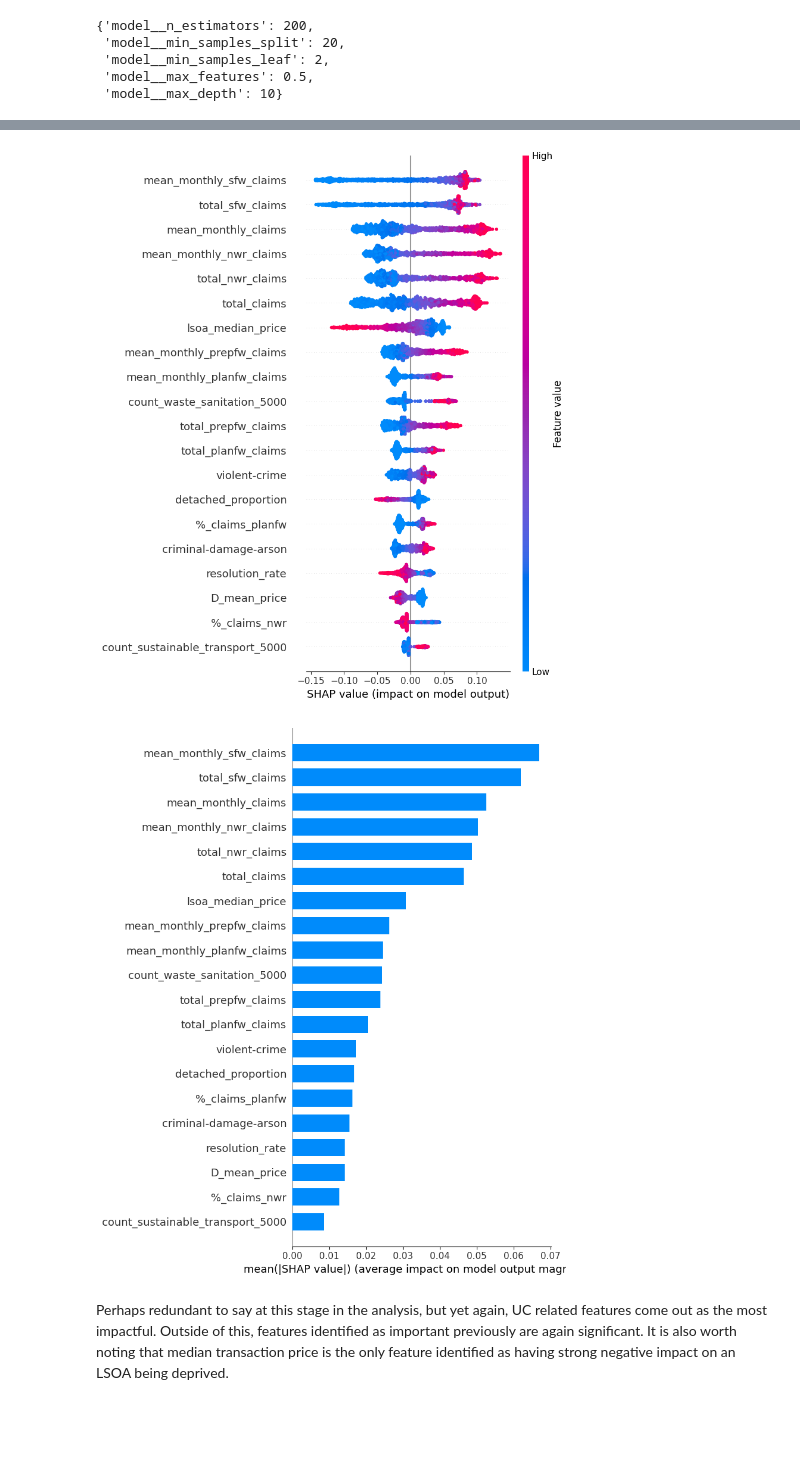
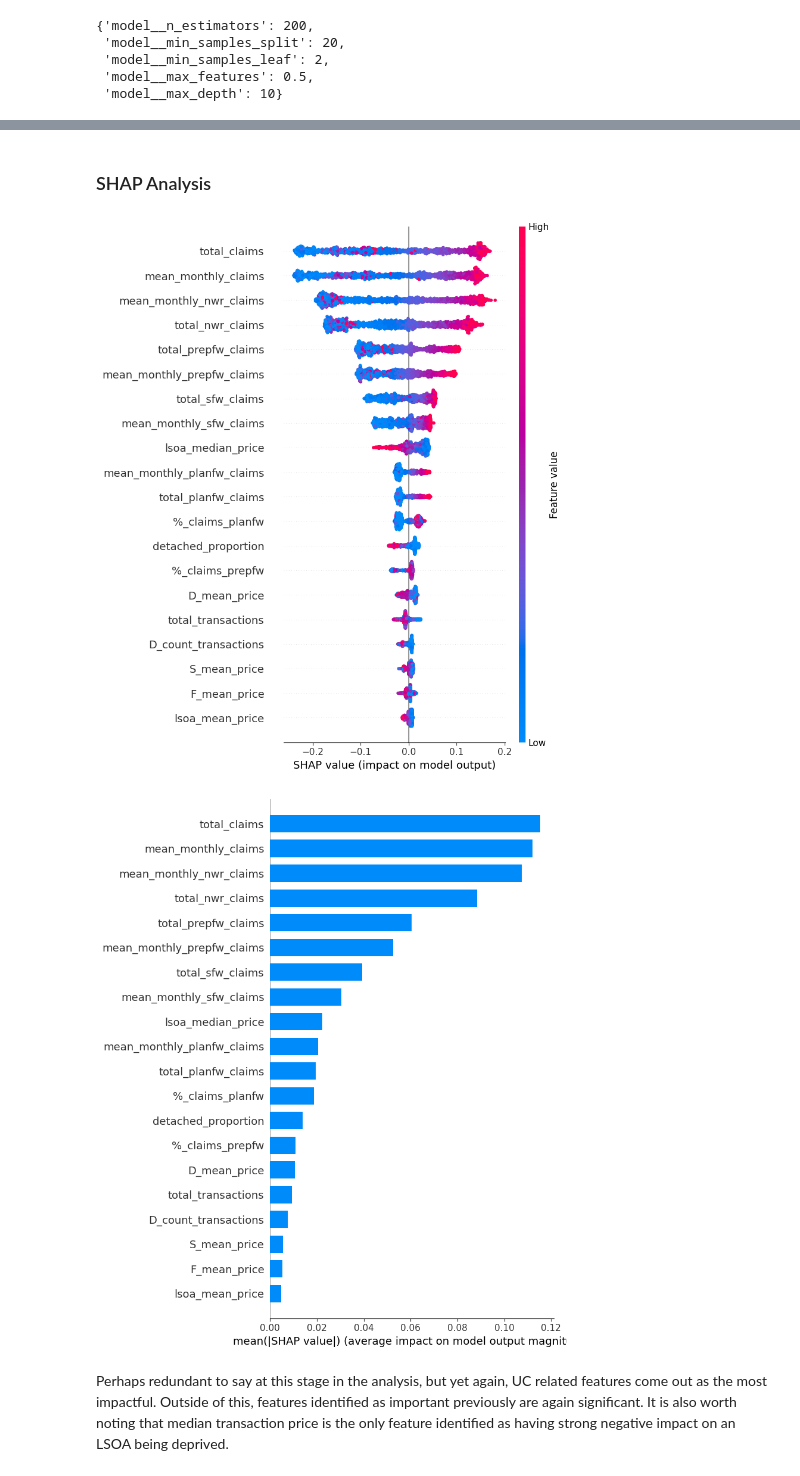
Before and after one commit to DanielSeanBrown/deprivation-experiments, a Jupyter notebook: tree-based-modelling/tree_based_models.ipynb, the cells around one changed output, grey strips where cells are left out. Drawn from its saved outputs; the diff is of its cells as text; code cells hidden in the pictures; blank space fills up the shorter version.

```diff
--- a/tree-based-modelling/tree_based_models.ipynb
+++ b/tree-based-modelling/tree_based_models.ipynb
@@ -593,10 +589,12 @@ for _, row in top_models.iterrows():
     n_components = row['reduction_param']
     best_params = row['best_params']
 
-    if reduction_name == 'pca':
-        reducer = PCA(n_components=n_components, random_state=RANDOM_STATE)
-    elif reduction_name == 'fa':
-        reducer = FactorAnalysis(n_components=n_components)
+    if reduction_name != 'none':
+        n_components = int(n_components)
+        if reduction_name == 'pca':
+            reducer = PCA(n_components=n_components, random_state=RANDOM_STATE)
+        elif reduction_name == 'fa':
+            reducer = FactorAnalysis(n_components=n_components)
     else:
         reducer = 'passthrough'
 
@@ -774,7 +771,7 @@ etr_grid = {
     )
 }
 # %%
-# Spearman scorer (must return scalar only)
+# scoring function for cv
 def spearman_scorer(y_true, y_pred):
     return spearmanr(y_true, y_pred)[0]
 
@@ -783,7 +780,6 @@ etr_results = []
 for model_name, (model, param_dist) in etr_grid.items():
 
     pipe = Pipeline([
-        ('scaler', StandardScaler()),
         ('model', model)
     ])
 
@@ -813,7 +809,6 @@ for model_name, (model, param_dist) in etr_grid.items():
         mean_cv_spearman = cv.loc[i, 'mean_test_spearman']
         std_cv_spearman = cv.loc[i, 'std_test_spearman']
 
-        # fit this config on full training data
         pipe.set_params(**params)
         pipe.fit(X_2019, y_log_2019)
 
@@ -908,10 +992,12 @@ Before concluding however, feature importance is re-checked using SHAP analysis.
+# %% [markdown]
+### SHAP Analysis
 # %%
 pipe = Pipeline([
     ('model', ExtraTreesRegressor(random_state=RANDOM_STATE, n_jobs=-1))
 ])
 
 pipe.set_params(**best_etr_params)
-pipe.fit(X_2019, y_log_2019)
+pipe.fit(X_2025, y_log_2025)
 
 explainer = shap.TreeExplainer(pipe.named_steps['model'])
 shap_values = explainer.shap_values(X_2019)
@@ -919,20 +1005,20 @@ mean_abs_shap = np.abs(shap_values).mean(axis=0)
 # %%
 shap.summary_plot(
     shap_values,
-    X_2019,
+    X_2025,
     feature_names=X_2019.columns,
 )
 # %% [output]
-[figure, old version]
+[figure, new version]
 # %%
 shap.summary_plot(
     shap_values,
-    X_2019,
-    feature_names=X_2019.columns,
+    X_2025,
+    feature_names=X_2025.columns,
     plot_type="bar"
 )
 # %% [output]
-[figure, old version]
+[figure, new version]
 # %% [markdown]
 Perhaps redundant to say at this stage in the analysis, but yet again, UC related features come out as the most impactful. Outside of this, features identified as important previously are again significant. It is also worth noting that median transaction price is the only feature identified as having strong negative impact on an LSOA being deprived.
 # %% [markdown]
```
Also changed, not shown: parts of 36 cells of this notebook, 5 other files.
